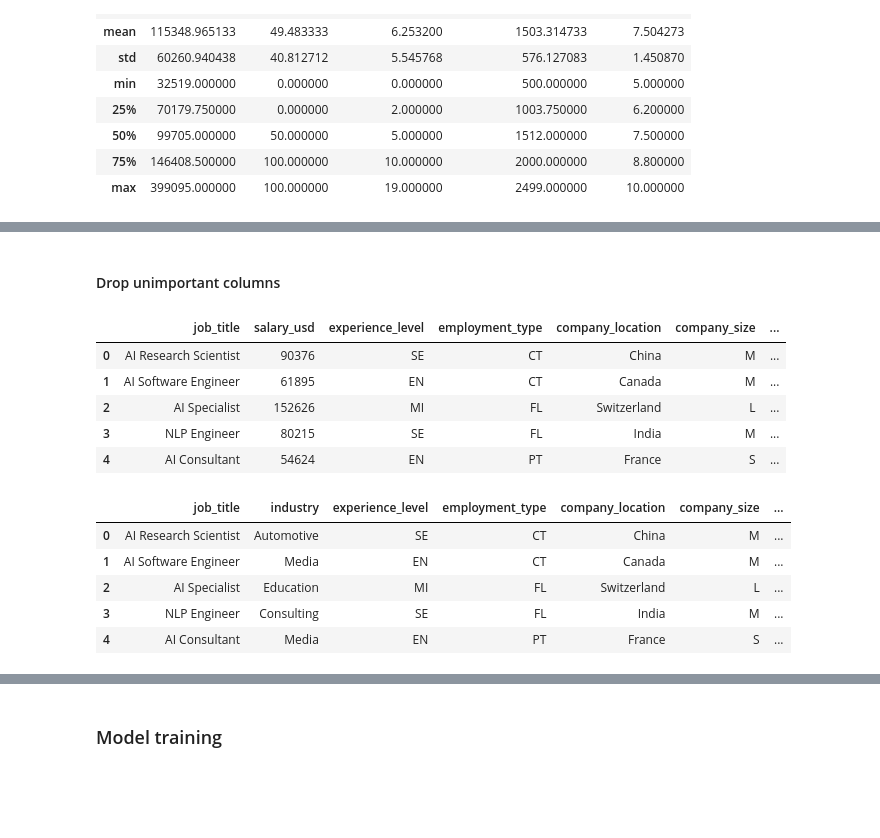
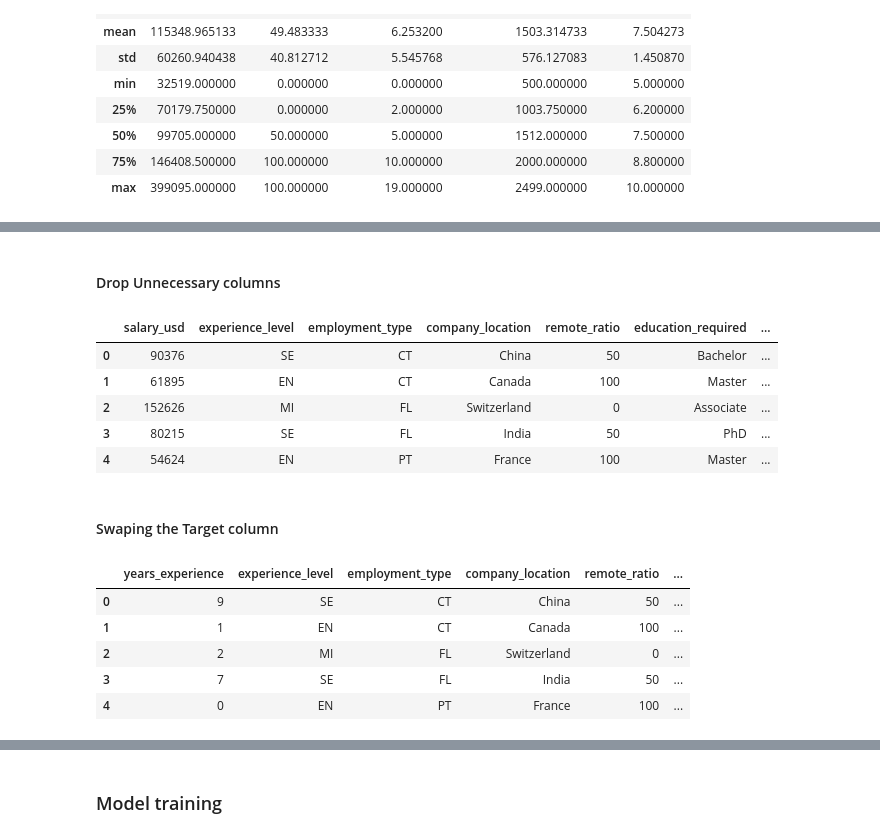
Before and after one commit to hossein-rahmati/AI_jobs, a Jupyter notebook: Notebook/AIJob.ipynb, the cells around one changed output, grey strips where cells are left out. Drawn from its saved outputs; the diff is of its cells as text; code cells hidden in the pictures; blank space fills up the shorter version.

```diff
--- a/Notebook/AIJob.ipynb
+++ b/Notebook/AIJob.ipynb
@@ -56,43 +52,51 @@ Data columns (total 19 columns):
 dtypes: float64(1), int64(4), object(14)
 memory usage: 2.2+ MB
 # %% [markdown]
-#### Drop unimportant columns
+#### Drop Unnecessary columns
 # %%
 df = df.drop(
     [
         "job_id",
+        "job_title",
         "salary_currency",
         "posting_date",
         "application_deadline",
         "job_description_length",
         "benefits_score",
         "company_name",
+        "required_skills",
+        "employee_residence",
+        "company_size",
+        "industry",
+
     ],
     axis=1,
 )
 # %%
 df.head()
 # %% [output]
-|  | job_title | salary_usd | experience_level | employment_type | company_location | company_size | ... |
-| 0 | AI Research Scientist | 90376 | SE | CT | China | M | ... |
-| 1 | AI Software Engineer | 61895 | EN | CT | Canada | M | ... |
-| 2 | AI Specialist | 152626 | MI | FL | Switzerland | L | ... |
-| 3 | NLP Engineer | 80215 | SE | FL | India | M | ... |
-| 4 | AI Consultant | 54624 | EN | PT | France | S | ... |
+|  | salary_usd | experience_level | employment_type | company_location | remote_ratio | education_required | ... |
+| 0 | 90376 | SE | CT | China | 50 | Bachelor | ... |
+| 1 | 61895 | EN | CT | Canada | 100 | Master | ... |
+| 2 | 152626 | MI | FL | Switzerland | 0 | Associate | ... |
+| 3 | 80215 | SE | FL | India | 50 | PhD | ... |
+| 4 | 54624 | EN | PT | France | 100 | Master | ... |
+# %% [markdown]
+#### Swaping the Target column
 # %%
 columns = list(df.columns)
 
 salary = columns.index("salary_usd")
-industry = columns.index("industry")
+experience = columns.index("years_experience")
 
-columns[salary] , columns[industry] = columns[industry],columns[salary]
+columns[salary] , columns[experience] = columns[experience],columns[salary]
 df = df[columns]
 
 df.head()
 # %% [output]
-|  | job_title | industry | experience_level | employment_type | company_location | company_size | ... |
-| 0 | AI Research Scientist | Automotive | SE | CT | China | M | ... |
-| 1 | AI Software Engineer | Media | EN | CT | Canada | M | ... |
-| 2 | AI Specialist | Education | MI | FL | Switzerland | L | ... |
-| 3 | NLP Engineer | Consulting | SE | FL | India | M | ... |
-| 4 | AI Consultant | Media | EN | PT | France | S | ... |
+|  | years_experience | experience_level | employment_type | company_location | remote_ratio | ... |
+| 0 | 9 | SE | CT | China | 50 | ... |
+| 1 | 1 | EN | CT | Canada | 100 | ... |
+| 2 | 2 | MI | FL | Switzerland | 0 | ... |
+| 3 | 7 | SE | FL | India | 50 | ... |
+| 4 | 0 | EN | PT | France | 100 | ... |
```
Also changed, not shown: parts of 9 cells of this notebook.
